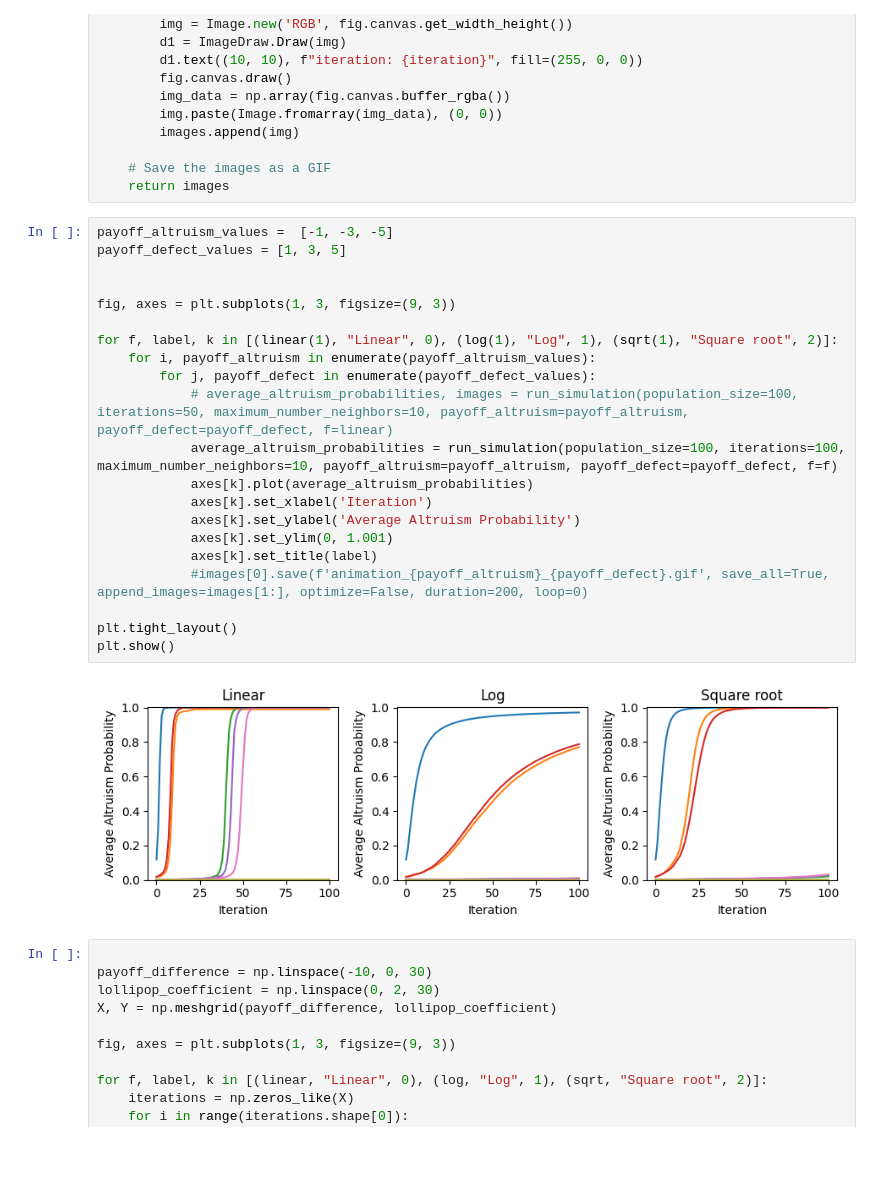
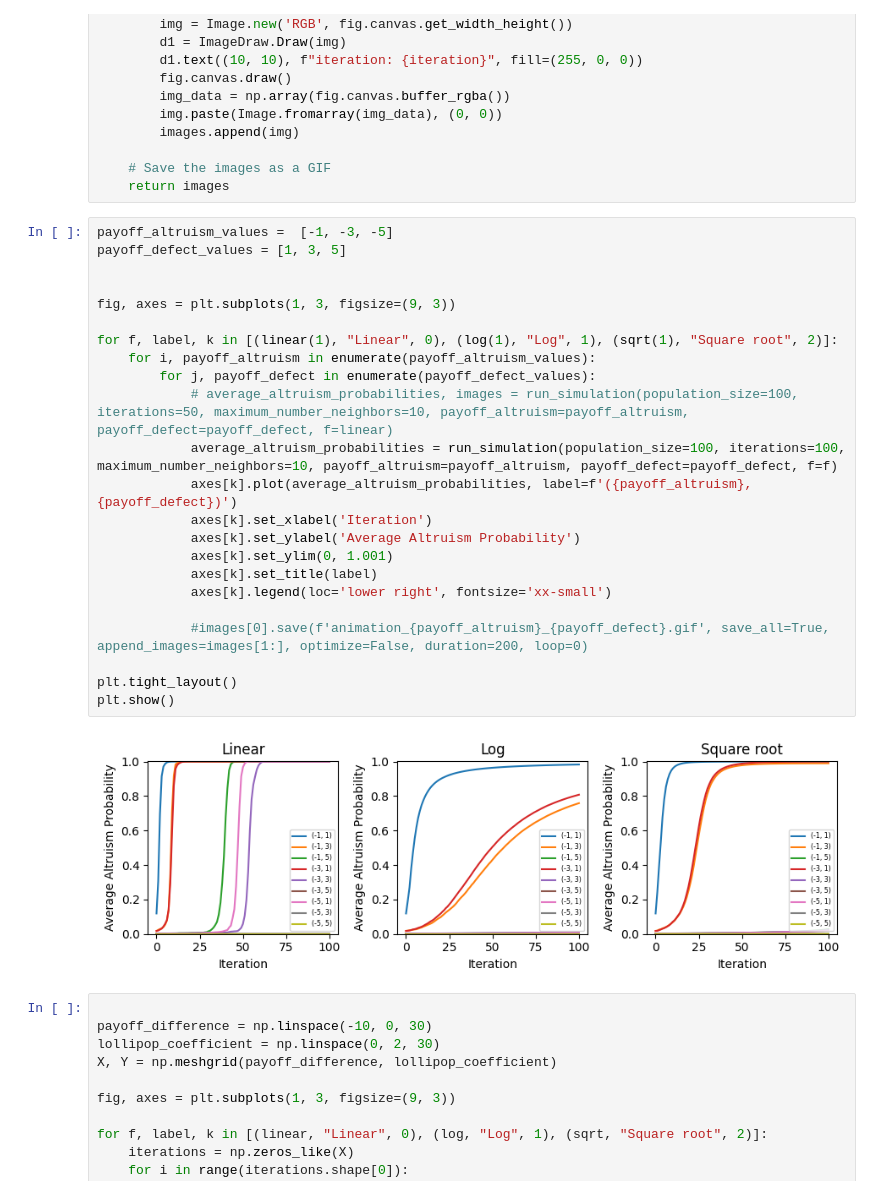
Before and after one commit to lizfrey/lollipop-moment, a Jupyter notebook: test.ipynb, the cells around one changed output. Cells and saved outputs as stored; diff of their text form; blank space fills up the shorter version.

Commit message:
add legend

```diff
--- a/test.ipynb
+++ b/test.ipynb
@@ -124,26 +124,28 @@ def plot_graphs(graphs):
 # %%
 payoff_altruism_values =  [-1, -3, -5]
 payoff_defect_values = [1, 3, 5]
 
 
 fig, axes = plt.subplots(1, 3, figsize=(9, 3))
 
 for f, label, k in [(linear(1), "Linear", 0), (log(1), "Log", 1), (sqrt(1), "Square root", 2)]:
     for i, payoff_altruism in enumerate(payoff_altruism_values):
         for j, payoff_defect in enumerate(payoff_defect_values):
             # average_altruism_probabilities, images = run_simulation(population_size=100, iterations=50, maximum_number_neighbors=10, payoff_altruism=payoff_altruism, payoff_defect=payoff_defect, f=linear)
             average_altruism_probabilities = run_simulation(population_size=100, iterations=100, maximum_number_neighbors=10, payoff_altruism=payoff_altruism, payoff_defect=payoff_defect, f=f)
-            axes[k].plot(average_altruism_probabilities)
+            axes[k].plot(average_altruism_probabilities, label=f'({payoff_altruism}, {payoff_defect})')
             axes[k].set_xlabel('Iteration')
             axes[k].set_ylabel('Average Altruism Probability')
             axes[k].set_ylim(0, 1.001)
             axes[k].set_title(label)
+            axes[k].legend(loc='lower right', fontsize='xx-small')
+
             #images[0].save(f'animation_{payoff_altruism}_{payoff_defect}.gif', save_all=True, append_images=images[1:], optimize=False, duration=200, loop=0)
 
 plt.tight_layout()
 plt.show()
 # %% [output]
-[figure, old version]
+[figure, new version]
 # %%
 
 payoff_difference = np.linspace(-10, 0, 30)
```
